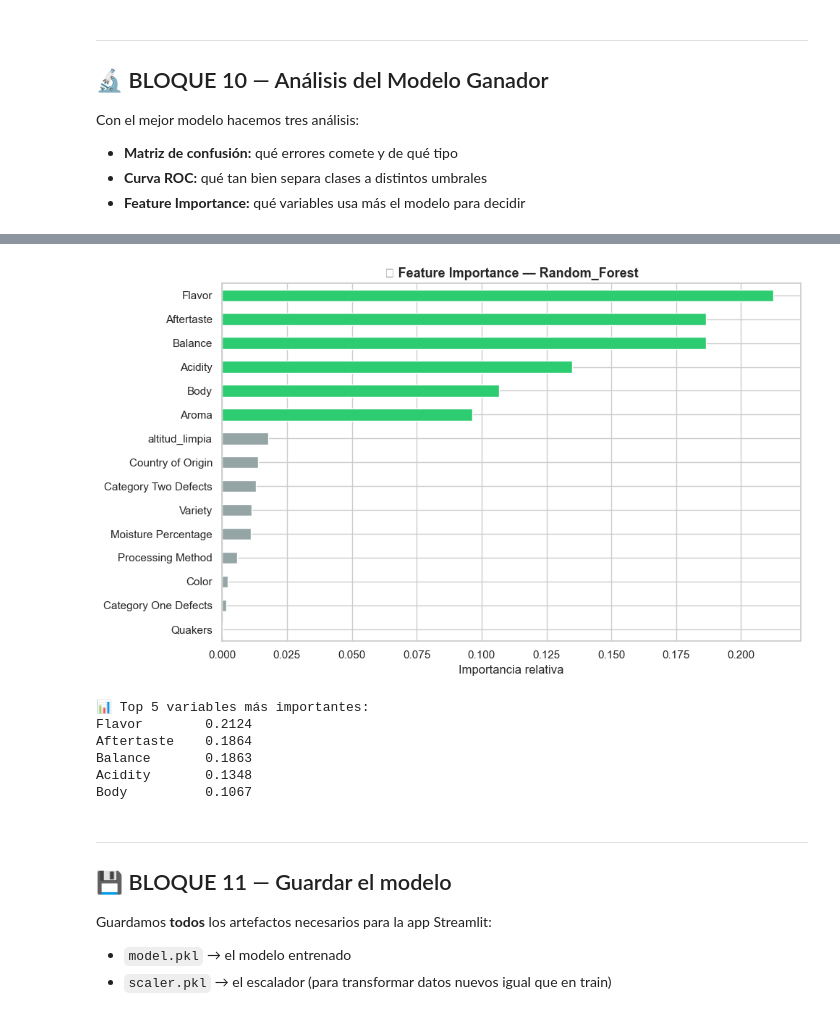
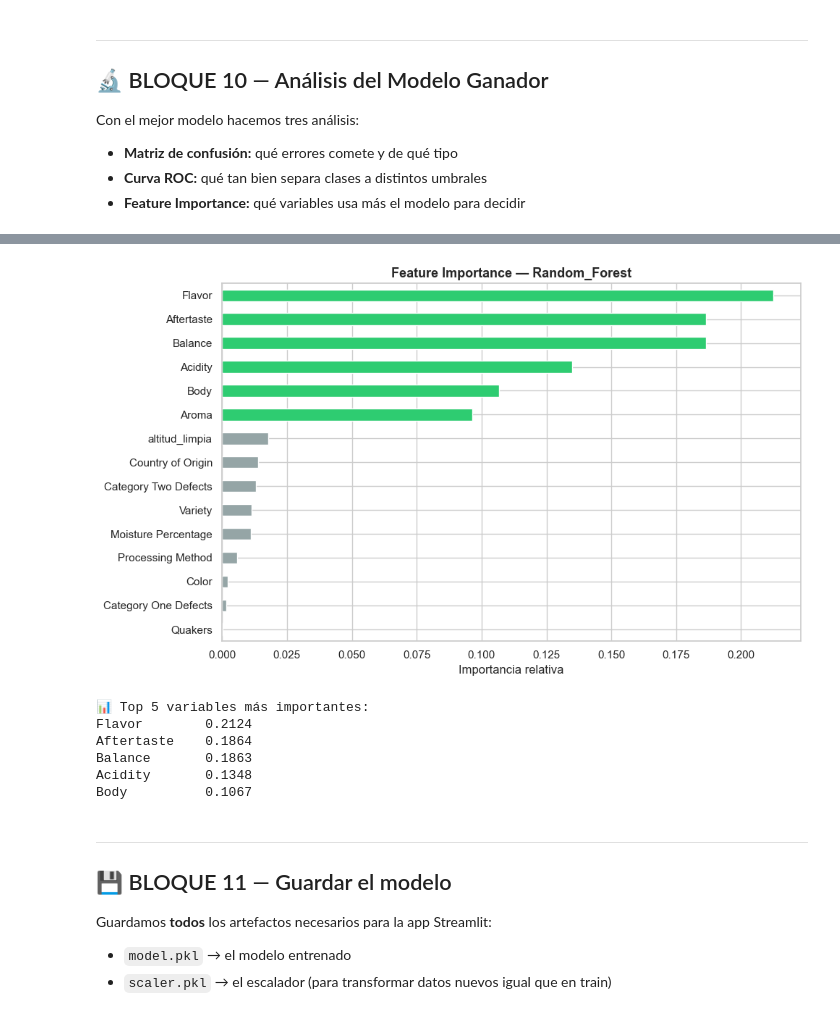
Before and after one commit to Bootcamp-IA-P6/Proyecto6_Grupo1, a Jupyter notebook: notebooks/3_preprocessing_modeling_Jonathan.ipynb, the cells around one changed output, grey strips where cells are left out. Drawn from its saved outputs; the diff is of its cells as text; code cells hidden in the pictures.

```diff
--- a/notebooks/3_preprocessing_modeling_Jonathan.ipynb
+++ b/notebooks/3_preprocessing_modeling_Jonathan.ipynb
@@ -774,19 +777,24 @@ Con el mejor modelo hacemos tres análisis:
 - **Feature Importance:** qué variables usa más el modelo para decidir
 # %%
 # ─── Seleccionar modelo ganador ──────────────────────────────────────────────
+# ─────────────────────────────────────────────────────────────────────────────
+# BLOQUE 10 — Análisis del modelo ganador
+# ─────────────────────────────────────────────────────────────────────────────
+
+# Selección automática por CV F1 Media
 modelos_dict = {
-    'Logistic_Regression': (res_lr['modelo_obj'], X_test_scaled),
-    'Random_Forest'      : (res_rf['modelo_obj'], X_test),
+    'Logistic_Regression'    : (res_lr['modelo_obj'],      X_test_scaled),
+    'Random_Forest'          : (res_rf['modelo_obj'],      X_test),
+    'Random_Forest_Optimizado': (res_rf_opt['modelo_obj'], X_test),
 }
 
-modelo_ganador, X_test_ganador = modelos_dict[mejor]
-y_pred_final = modelo_ganador.predict(X_test_ganador)
-y_prob_final = modelo_ganador.predict_proba(X_test_ganador)[:, 1]
+mejor_modelo_key = max(
+    modelos_dict.keys(),
+    key=lambda k: next(r['F1'] for r in resultados if r['modelo_obj'] == modelos_dict[k][0])
+)
 
-print(f'✅ Modelo seleccionado: {mejor}')
-print('\n📋 Reporte completo:')
-print(classification_report(y_test, y_pred_final,
-        target_names=['No Specialty (0)', 'Specialty (1)']))
+modelo_ganador, X_test_ganador = modelos_dict[mejor_modelo_key]
+print(f"🏆 Modelo ganador: {mejor_modelo_key}")
 
 # ─── Matriz de confusión ──────────────────────────────────────────────────────
 cm = confusion_matrix(y_test, y_pred_final)
@@ -837,36 +835,36 @@ if hasattr(modelo_ganador, 'feature_importances_'):
     importancias = pd.Series(
         modelo_ganador.feature_importances_,
         index=X.columns
     ).sort_values(ascending=True)  # ascending para barh legible
 
     colores = ['#2ecc71' if v >= importancias.quantile(0.6) else '#95a5a6'
-               for v in importancias.values]
+                for v in importancias.values]
 
     plt.figure(figsize=(10, 6))
     importancias.plot(kind='barh', color=colores, edgecolor='white')
     plt.xlabel('Importancia relativa')
-    plt.title(f'🔍 Feature Importance — {mejor}', fontsize=13, fontweight='bold')
+    plt.title(f'Feature Importance — {mejor}', fontsize=13, fontweight='bold')
     plt.tight_layout()
     plt.show()
 
     print('📊 Top 5 variables más importantes:')
     print(importancias.sort_values(ascending=False).head().round(4).to_string())
 else:
     # Logistic Regression: usar valor absoluto de coeficientes
     coefs = pd.Series(
         np.abs(modelo_ganador.coef_[0]),
         index=X.columns
     ).sort_values(ascending=True)
     plt.figure(figsize=(10, 6))
     coefs.plot(kind='barh', color='#3498db', edgecolor='white')
     plt.xlabel('|Coeficiente| (importancia relativa)')
     plt.title('🔍 Importancia de variables — Logistic Regression', fontweight='bold')
     plt.tight_layout()
     plt.show()
     print('📊 Top 5 coeficientes más altos:')
     print(coefs.sort_values(ascending=False).head().round(4).to_string())
 # %% [output]
-[figure, old version]
+[figure, new version]
 📊 Top 5 variables más importantes:
 Flavor        0.2124
 Aftertaste    0.1864
```
Also changed, not shown: parts of 4 cells of this notebook.
